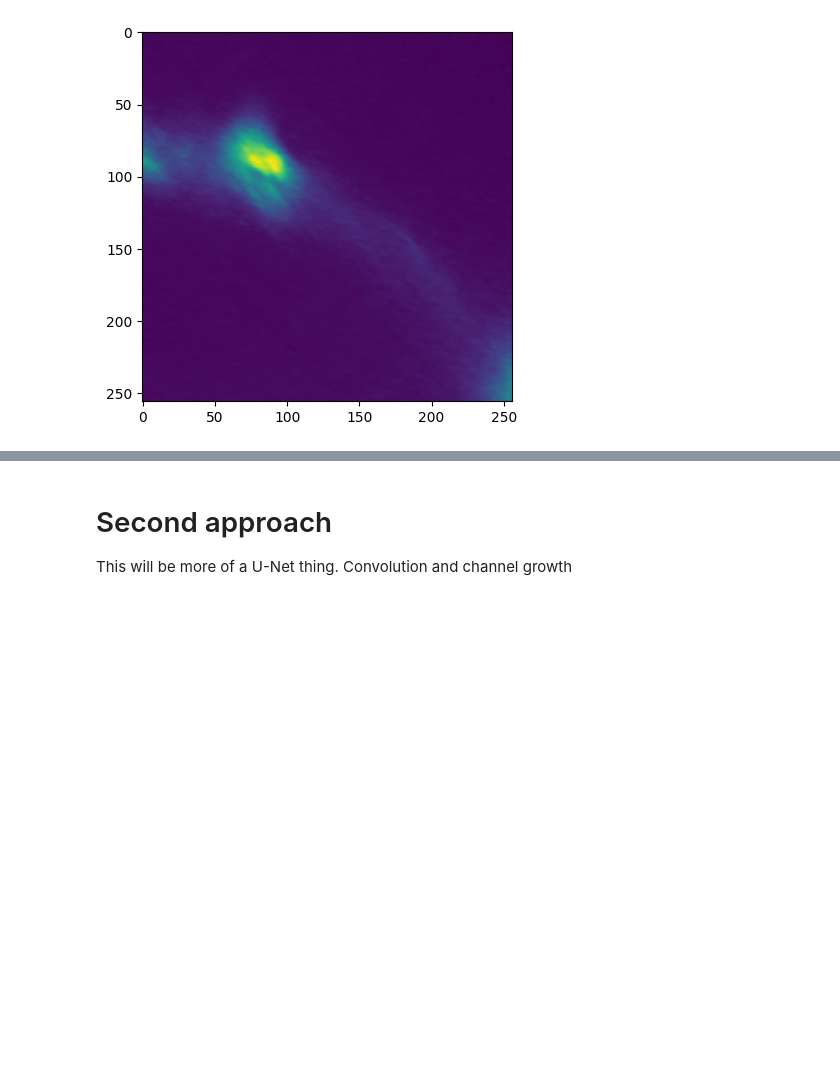
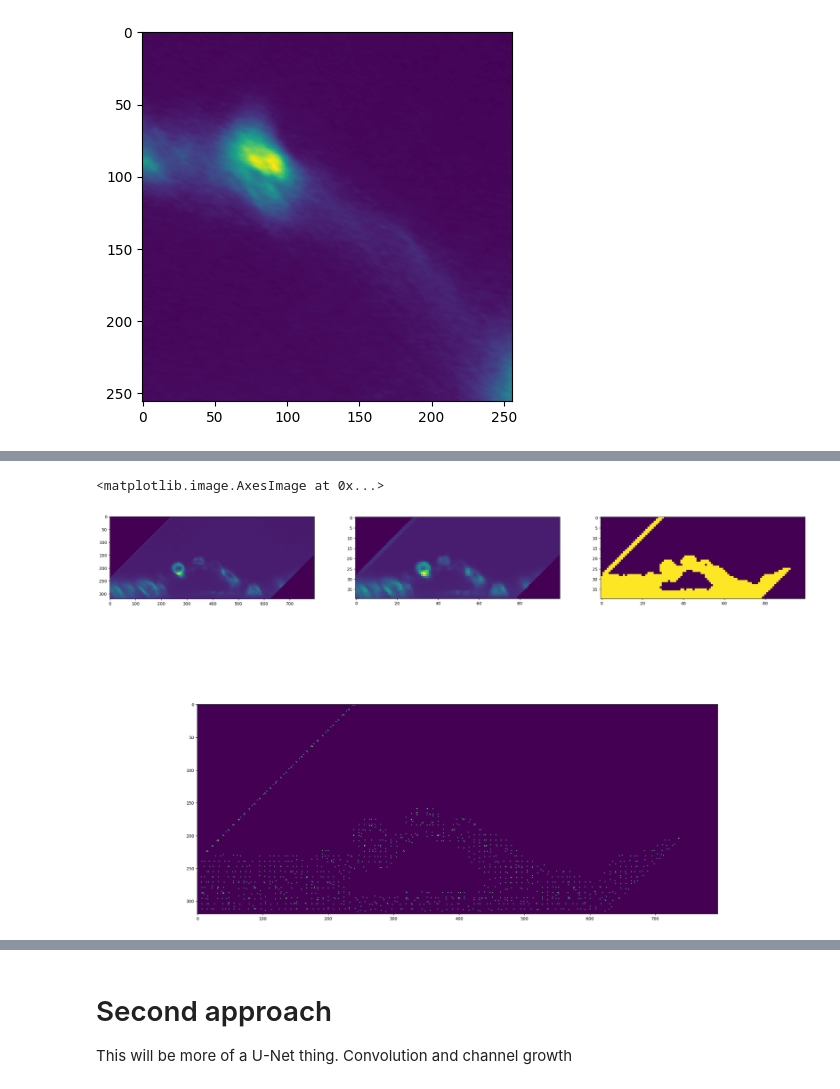
Before and after one commit to P8UXaE/light_sheet_domes, a Jupyter notebook: edgeDetection.ipynb, the cells around one changed output, grey strips where cells are left out. Cells and saved outputs as stored; diff of their text form; code cells hidden in the pictures; blank space fills up the shorter version.

Commit message:
pool and deconv

```diff
--- a/edgeDetection.ipynb
+++ b/edgeDetection.ipynb
@@ -220,0 +170,78 @@ plt.imshow(deconv3)
+# %%
+def poolAndMax(input, pool=(2,2), v=False):
+    shapeY, shapeX = input.shape[0], input.shape[1] # Original shape of the image
+
+    if shapeY % pool[0] != 0: # If the image Y dimension is not even
+        input=np.vstack((input, np.zeros(input.shape[1]))) # Add a zero's row at the bottom
+    if shapeX % pool[1] != 0: # If the image X dimension is not even
+        input = np.hstack((input, np.zeros((input.shape[0], 1)))) # Add a zero's col at the right
+
+    shapeY, shapeX = input.shape[0], input.shape[1] # Recompute the shape (new shape)
+    newY, newX = int(shapeY/2), int(shapeX/2) # The new dimensions that the image will have
+    # print(shapeY, shapeX, newY, newX)
+    poolList = []
+    maxList = [[0 for _ in range(newX)] for _ in range(newY)]
+    print(f"Convolution from {shapeY} {shapeX} to {len(maxList)} {len(maxList[0])}") if v else None
+
+
+    for y in range(0, shapeY, pool[0]):
+        for x in range(0, shapeX, pool[1]):
+            patch = input[y:y+pool[0], x:x+pool[1]]
+            poolList.append(patch.max())
+
+            indices = np.unravel_index(np.argmax(patch), patch.shape)
+            maxList[int(y / pool[0])][int(x / pool[1])] = (y + indices[0], x + indices[1])
+
+    poolArray = np.array(poolList)
+    poolArray = np.reshape(poolArray, (newY, newX))
+    maxList = np.array(maxList)
+
+    return poolArray, maxList
+
+
+
+def deconv(input, maxList, pool=(2,2), v=False):
+    shapeY, shapeX = maxList.shape[0], maxList.shape[1]
+    newY, newX = int(maxList.shape[0]*2), int(maxList.shape[1]*2)
+    print(f"Deconvolution from {shapeY} {shapeX} to {newY} {newX}") if v else None
+
+    output = [[0 for _ in range(newX)] for _ in range(newY)]
+
+    for y in range(0, shapeY):
+        for x in range(0, shapeX):
+            indices = maxList[y, x]
+            output[indices[0]][indices[1]] = input[y, x]
+
+    output = np.array(output)
+
+    return output
+
+
+plt.figure(figsize=(30,20))
+
+plt.subplot(231)
+plt.imshow(image[z])
+
+pool1, maxList1 = poolAndMax(image[z])
+pool2, maxList2 = poolAndMax(pool1)
+pool3, maxList3 = poolAndMax(pool2)
+plt.subplot(232)
+plt.imshow(pool3)
+
+
+mean =  pool3.mean()
+pooled_mask = copy.copy(pool3)
+pooled_mask[pool3 > mean] = 255
+pooled_mask[pool3 <= mean] = 0
+plt.subplot(233)
+plt.imshow(pooled_mask)
+
+
+deconv1 = deconv(pooled_mask, maxList3)
+deconv2 = deconv(deconv1, maxList2)
+deconv3 = deconv(deconv2, maxList1)
+plt.subplot(212)
+plt.imshow(deconv3)
+# %% [output]
+<matplotlib.image.AxesImage at 0x...>
+[figure, added]
```
Also changed, not shown: parts of 10 cells of this notebook, 3 other files.
